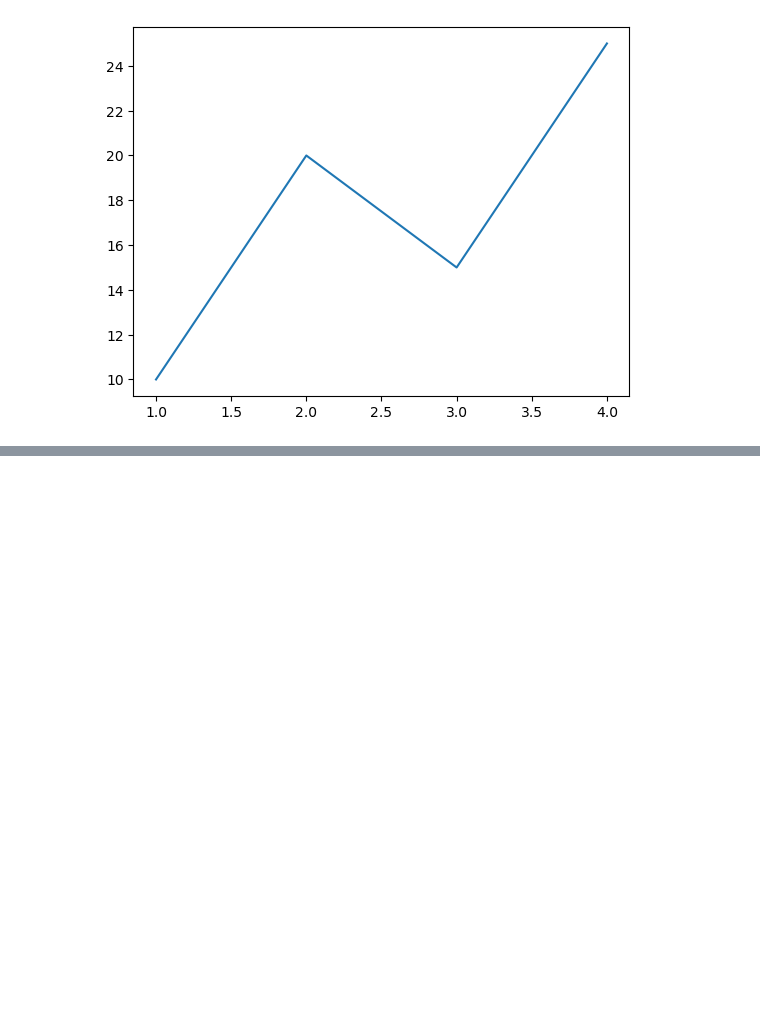
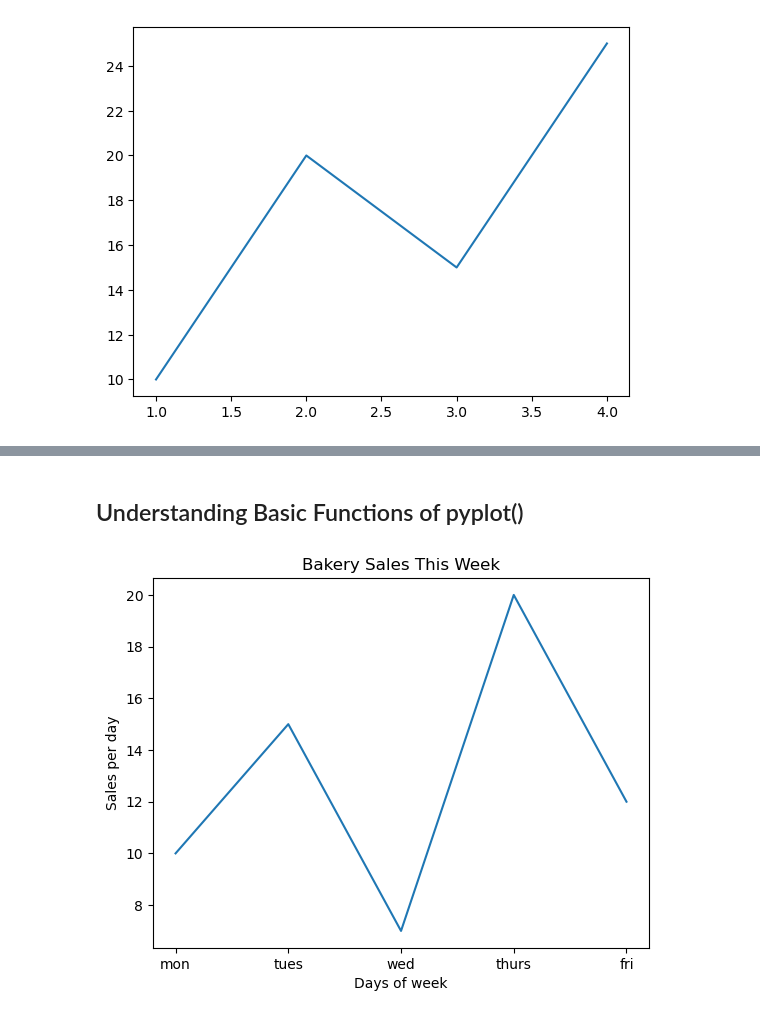
Before and after one commit to sidraanl-08/completedatascience, a Jupyter notebook: matplotlib/matplotlib.ipynb, the cells around one changed output, grey strips where cells are left out. Cells and saved outputs as stored; diff of their text form; code cells hidden in the pictures; blank space fills up the shorter version.

Commit message:
updated matplotlib 🎨

```diff
--- a/matplotlib/matplotlib.ipynb
+++ b/matplotlib/matplotlib.ipynb
@@ -21,0 +37,18 @@ plt.plot(x,y)
+# %% [markdown]
+## Understanding Basic Functions of pyplot()
+# %%
+import matplotlib.pyplot as plt
+
+x = ["mon", "tues", "wed", "thurs", "fri"]
+y = [10, 15, 7, 20, 12]
+
+plt.plot(x,y)
+
+plt.title("Bakery Sales This Week")
+
+plt.xlabel("Days of week")
+plt.ylabel("Sales per day")
+
+plt.show()
+# %% [output]
+[figure, added]
```
Also changed, not shown: parts of 5 cells of this notebook.
